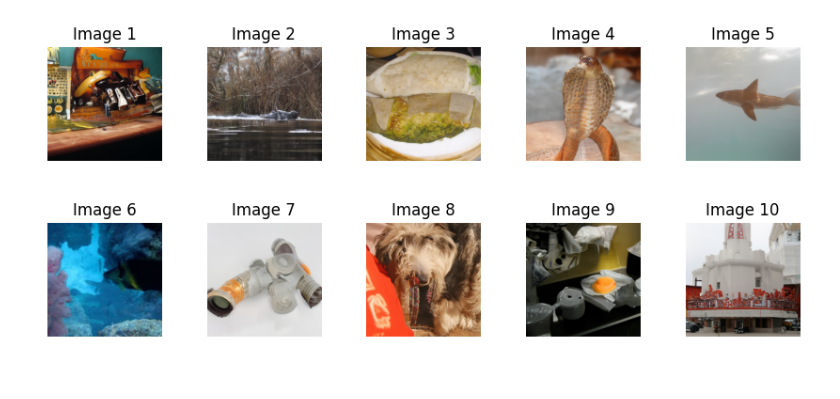
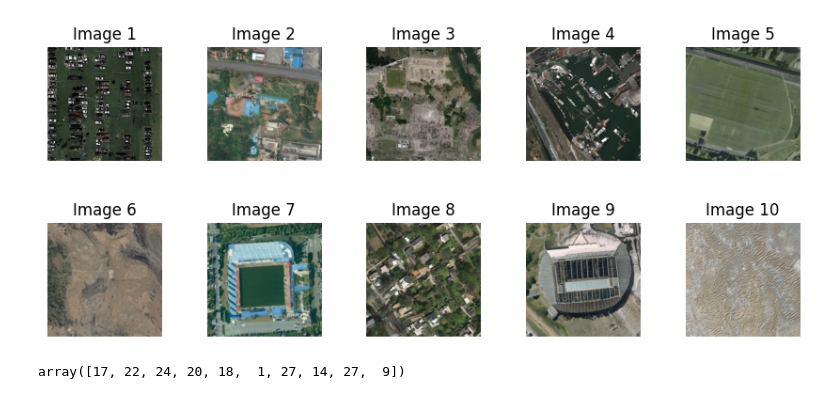
Before and after one commit to yc-cui/2023-generative-remote-sensing, a Jupyter notebook: generative_models/guided-diffusion/scripts/show.ipynb, the cells around one changed output. Cells and saved outputs as stored; diff of their text form; code cells hidden in the pictures.

```diff
--- a/generative_models/guided-diffusion/scripts/show.ipynb
+++ b/generative_models/guided-diffusion/scripts/show.ipynb
@@ -1,21 +1,25 @@
 # %%
 import numpy as np
 import matplotlib.pyplot as plt
 
 
-npz_path = '/tmp/openai-2023-05-11-19-39-51-647942/samples_10x256x256x3.npz'
+npz_path = '/tmp/openai-2023-05-12-13-06-20-237240/samples_10x256x256x3.npz'
 data = np.load(npz_path)
 images = data["arr_0"]
 
 fig, axs = plt.subplots(2, 5, figsize=(10, 4))
 
 for i, ax in enumerate(axs.flat):
     ax.axis('off')
     ax.imshow(images[i])
     ax.set_title(f'Image {i+1}')
 
 plt.subplots_adjust(top=0.9, bottom=0.1, left=0.1, right=0.9, hspace=0.4, wspace=0.4)
 
 plt.show()
 # %% [output]
-[figure, old version]
+[figure, new version]
+# %%
+data["arr_1"]
+# %% [output]
+array([17, 22, 24, 20, 18,  1, 27, 14, 27,  9])
```
Also changed, not shown: 2 other files.
